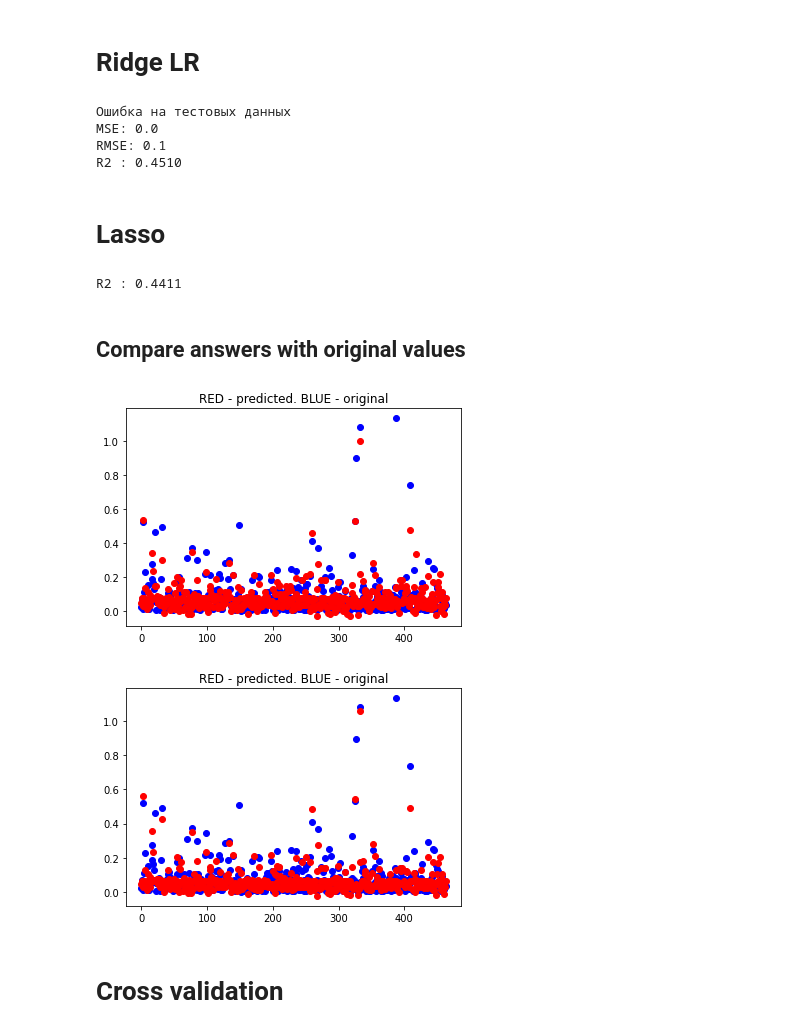
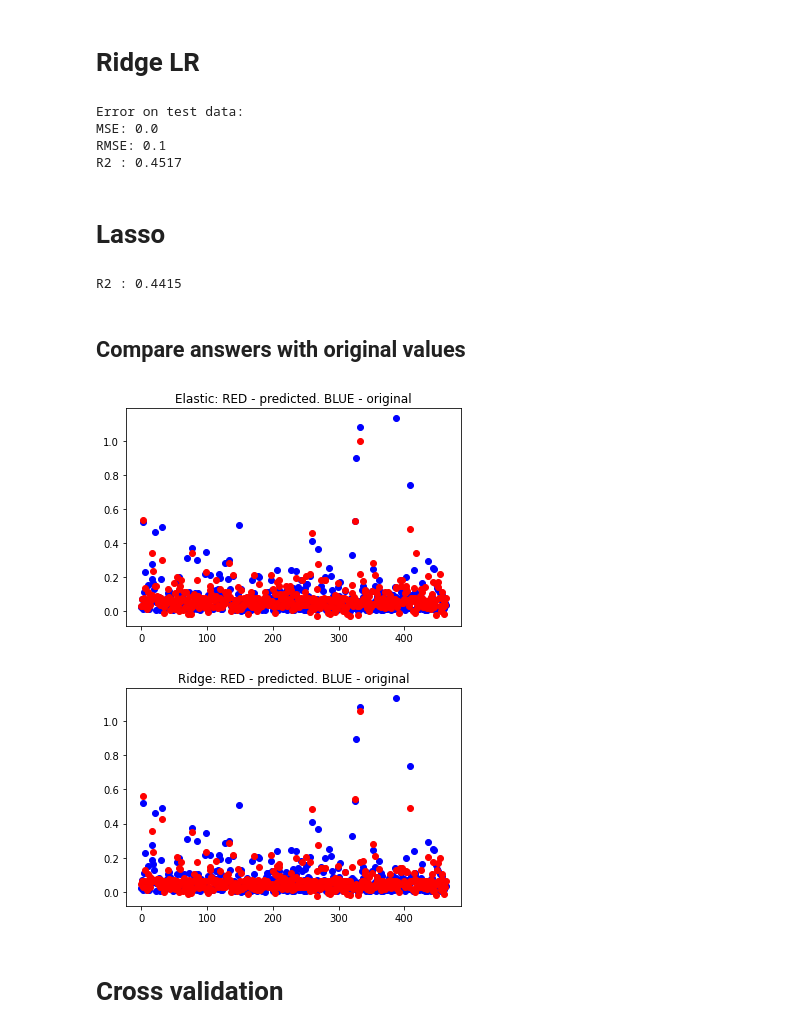
Before and after one commit to hydramst/water_pollution, a Jupyter notebook: water-pollution-lr.ipynb, the cells around one changed output. Cells and saved outputs as stored; diff of their text form; code cells hidden in the pictures.

Commit message:
Kaggle Notebook | water_pollution_LR | ElasticNet, Lasso, Ridge comparison

```diff
--- a/water-pollution-lr.ipynb
+++ b/water-pollution-lr.ipynb
@@ -97,7 +99,7 @@ numerical columns:        ['year', 'tourists', 'venue', 'rate', 'food', 'glass',
 ## Move 'year' to num columns
 # %%
 cat_columns = ['code', 'period', 'id', 'Country', 'year']
-num_columns = [ 'tourists', 'food', 'glass', 'metal', 'other', 'paper', 'plastic', 'leather', 'green_waste', 'waste_recycling']
+num_columns = [ 'tourists', 'venue', 'rate', 'food', 'glass', 'metal', 'other', 'paper', 'plastic', 'leather', 'green_waste', 'waste_recycling']
 # %% [markdown]
 ## OHE
 # %%
@@ -163,16 +149,18 @@ X_train.shape, X_test.shape, y_train.shape, y_test.shape
 ### define model
 model = Ridge()
 
+alphas = np.array([1,0.1,0.01,0.001,0.0001,0.000001, 0.0000001])
+
 # define parameters
 param = {
-    'alpha':[0.000001, 1],
+    'alpha':alphas,
     'positive':[True, False],
     'copy_X':[True,False],
     'fit_intercept':[True,False]
 
 }
-grid = GridSearchCV(model, param, scoring='r2', cv=2, n_jobs=-1)
-grid.fit(X_train, y_train)
-predictions = grid.predict(X_test)
-print('R2 : %.4f' %  r2_score(y_test,predictions))
-print('R2 : %.4f' % grid.best_score_)
+#grid = GridSearchCV(model, param, scoring='r2', cv=2, n_jobs=-1)
+#grid.fit(X_train, y_train)
+#predictions = grid.predict(X_test)
+#print('R2 : %.4f' %  r2_score(y_test,predictions))
+#print('R2 : %.4f' % grid.best_score_)
@@ -211,15 +196,15 @@ model.fit(X_train, y_train)
 
 y_predict=model.predict(X_test)
 
-print('Ошибка на тестовых данных')
+print('Error on test data:')
 print('MSE: %.1f' % mse(y_test,y_predict))
 print('RMSE: %.1f' % mse(y_test,y_predict,squared=False))
 print('R2 : %.4f' %  r2_score(y_test,y_predict))
 # %% [output]
-Ошибка на тестовых данных
+Error on test data:
 MSE: 0.0
 RMSE: 0.1
-R2 : 0.4510
+R2 : 0.4517
 # %% [markdown]
 # Lasso
 # %%
@@ -230,27 +215,27 @@ y_predict=model_L.predict(X_test)
 
 print('R2 : %.4f' %  r2_score(y_test,y_predict))
 # %% [output]
-R2 : 0.4411
+R2 : 0.4415
 # %% [markdown]
 ## Compare answers with original values
 # %%
 def plotGraph(y_test,y_predict,regressorName):
     if max(y_test) >= max(y_predict):
         my_range = int(max(y_test))
     else:
         my_range = int(max(y_predict))
     plt.scatter(range(len(y_test)), y_test, color='blue')
     plt.scatter(range(len(y_predict)), y_predict, color='red')
     plt.title(regressorName)
     plt.show()
     return
 
 
-plotGraph(y_test, y_predict_Elastic, "RED - predicted. BLUE - original")
-plotGraph(y_test, y_predict, "RED - predicted. BLUE - original")
+plotGraph(y_test, y_predict_Elastic, "Elastic: RED - predicted. BLUE - original")
+plotGraph(y_test, y_predict, "Ridge: RED - predicted. BLUE - original")
 # %% [output]
-[figure, old version]
+[figure, new version]
-[figure, old version]
+[figure, new version]
 # %% [markdown]
 # Cross validation
 # %%
```
Also changed, not shown: parts of 11 cells of this notebook.
